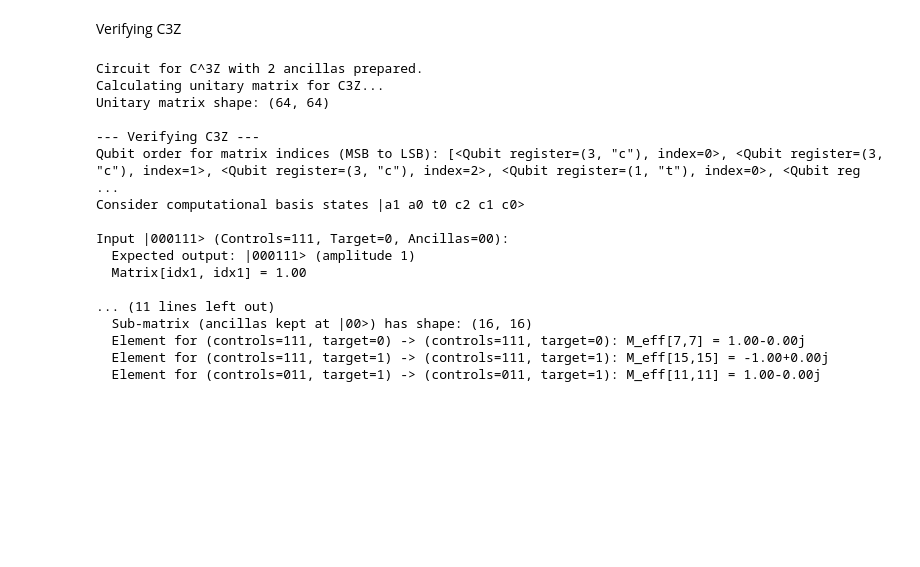
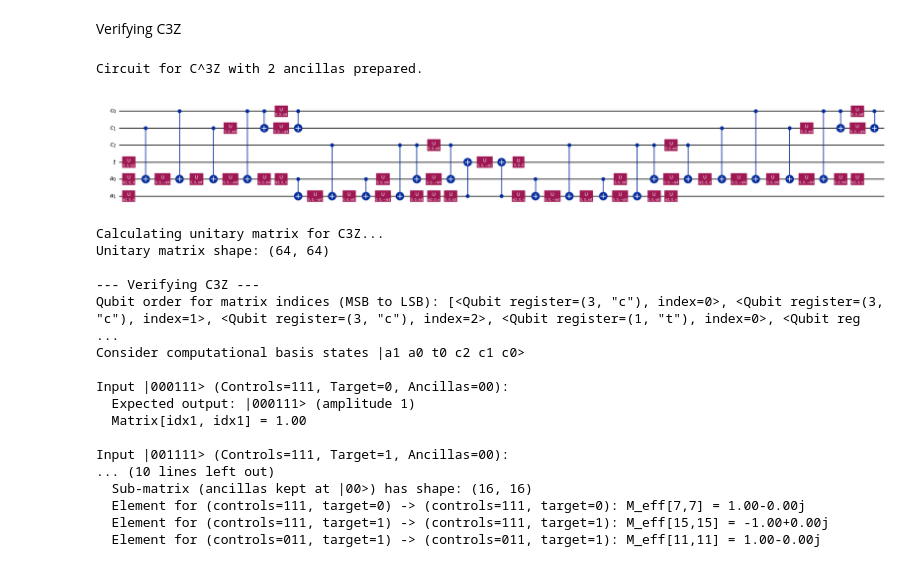
Before and after one commit to sandeep-joy/QC-Bootcamp-Erdos, a Jupyter notebook: Multi_controlled_U-gate.ipynb, the cells around one changed output. Drawn from its saved outputs; the diff is of its cells as text; code cells hidden in the pictures; blank space fills up the shorter version.

```diff
--- a/Multi_controlled_U-gate.ipynb
+++ b/Multi_controlled_U-gate.ipynb
@@ -202,17 +234,9 @@ Verifying C3Z
 # %%
-# --- Verification for C3Z (Corrected for DeprecationWarning) ---
-num_controls_c3z = 3
-num_ancillas_c3z = num_controls_c3z - 1
-
 c_reg = QuantumRegister(num_controls_c3z, 'c')
 t_reg = QuantumRegister(1, 't')
 a_reg = QuantumRegister(num_ancillas_c3z, 'a')
 
 qc_c3z = QuantumCircuit(c_reg, t_reg, a_reg, name="C3Z")
-
-theta_Z = 0.0
-phi_Z = 0.0
-lambda_Z = np.pi
 
 controls_q_list = [c_reg[i] for i in range(num_controls_c3z)]
 target_q_obj = t_reg[0]
@@ -222,8 +246,8 @@ apply_multi_controlled_u_ancilla_ladder(qc_c3z, controls_q_list, target_q_obj, a
                                         theta_Z, phi_Z, lambda_Z)
 
 print(f"Circuit for C^{num_controls_c3z}Z with {num_ancillas_c3z} ancillas prepared.")
-# display(qc_c3z.draw('mpl', style='iqx', fold=-1)) # Assuming display and plt.show() are handled
-# plt.show()
+display(qc_c3z.draw('mpl',fold=-1)) # Assuming display and plt.show() are handled
+plt.show()
 
 print("Calculating unitary matrix for C3Z...")
 unitary_backend = Aer.get_backend('unitary_simulator')
@@ -270,46 +294,48 @@ print(f"\nInput |{idx2_str}> (Controls=111, Target=1, Ancillas=00):")
 print(f"  Expected output: -|{idx2_str}> (amplitude -1)")
 print(f"  Matrix[idx2, idx2] = {val2:.2f}")
 
 val3 = np.real(unitary_matrix[idx3, idx3])
 print(f"\nInput |{idx3_str}> (Controls=011, Target=1, Ancillas=00):")
 print(f"  Expected output: |{idx3_str}> (amplitude 1)")
 print(f"  Matrix[idx3, idx3] = {val3:.2f}")
 
 print(f"  Matrix[idx1, idx2] (should be 0) = {unitary_matrix[idx1, idx2]:.2f}")
 print(f"  Matrix[idx2, idx1] (should be 0) = {unitary_matrix[idx2, idx1]:.2f}")
 
 print("\nSimplified check for the action on (controls, target) when ancillas are |00>:")
 num_effective_qubits = num_controls_c3z + 1
 sub_matrix_size = 2**num_effective_qubits
 
 effective_unitary = unitary_matrix[0:sub_matrix_size, 0:sub_matrix_size]
 
 # Indices for |t c2 c1 c0> within the sub-matrix:
 # c0*1 + c1*2 + c2*4 + t*8
 idx_eff_0111 = np.real(int("0111", 2)) # t=0, c2=1, c1=1, c0=1 (controls 111, target 0) -> 7
 idx_eff_1111 = np.real(int("1111", 2)) # t=1, c2=1, c1=1, c0=1 (controls 111, target 1) -> 15
 idx_eff_1011 = np.real(int("1011", 2)) # t=1, c2=0, c1=1, c0=1 (controls 011, target 1) -> 11
 
 
 print(f"  Sub-matrix (ancillas kept at |00>) has shape: {effective_unitary.shape}")
 print(f"  Element for (controls=111, target=0) -> (controls=111, target=0): M_eff[{idx_eff_0111},{idx_eff_0111}] = {effective_unitary[idx_eff_0111,idx_eff_0111]:.2f}")
 print(f"  Element for (controls=111, target=1) -> (controls=111, target=1): M_eff[{idx_eff_1111},{idx_eff_1111}] = {effective_unitary[idx_eff_1111,idx_eff_1111]:.2f}")
 print(f"  Element for (controls=011, target=1) -> (controls=011, target=1): M_eff[{idx_eff_1011},{idx_eff_1011}] = {effective_unitary[idx_eff_1011,idx_eff_1011]:.2f}")
 # %% [output]
 Circuit for C^3Z with 2 ancillas prepared.
-Calculating unitary matrix for C3Z...
-Unitary matrix shape: (64, 64)
-
---- Verifying C3Z ---
-Qubit order for matrix indices (MSB to LSB): [<Qubit register=(3, "c"), index=0>, <Qubit register=(3, "c"), index=1>, <Qubit register=(3, "c"), index=2>, <Qubit register=(1, "t"), index=0>, <Qubit reg ...
-Consider computational basis states |a1 a0 t0 c2 c1 c0>
-
-Input |000111> (Controls=111, Target=0, Ancillas=00):
-  Expected output: |000111> (amplitude 1)
-  Matrix[idx1, idx1] = 1.00
-
-... (11 lines left out)
-  Sub-matrix (ancillas kept at |00>) has shape: (16, 16)
-  Element for (controls=111, target=0) -> (controls=111, target=0): M_eff[7,7] = 1.00-0.00j
-  Element for (controls=111, target=1) -> (controls=111, target=1): M_eff[15,15] = -1.00+0.00j
-  Element for (controls=011, target=1) -> (controls=011, target=1): M_eff[11,11] = 1.00-0.00j
+[figure, added]
+Calculating unitary matrix for C3Z...
+Unitary matrix shape: (64, 64)
+
+--- Verifying C3Z ---
+Qubit order for matrix indices (MSB to LSB): [<Qubit register=(3, "c"), index=0>, <Qubit register=(3, "c"), index=1>, <Qubit register=(3, "c"), index=2>, <Qubit register=(1, "t"), index=0>, <Qubit reg ...
+Consider computational basis states |a1 a0 t0 c2 c1 c0>
+
+Input |000111> (Controls=111, Target=0, Ancillas=00):
+  Expected output: |000111> (amplitude 1)
+  Matrix[idx1, idx1] = 1.00
+
+Input |001111> (Controls=111, Target=1, Ancillas=00):
+... (10 lines left out)
+  Sub-matrix (ancillas kept at |00>) has shape: (16, 16)
+  Element for (controls=111, target=0) -> (controls=111, target=0): M_eff[7,7] = 1.00-0.00j
+  Element for (controls=111, target=1) -> (controls=111, target=1): M_eff[15,15] = -1.00+0.00j
+  Element for (controls=011, target=1) -> (controls=011, target=1): M_eff[11,11] = 1.00-0.00j
```
Also changed, not shown: parts of 11 cells of this notebook.
